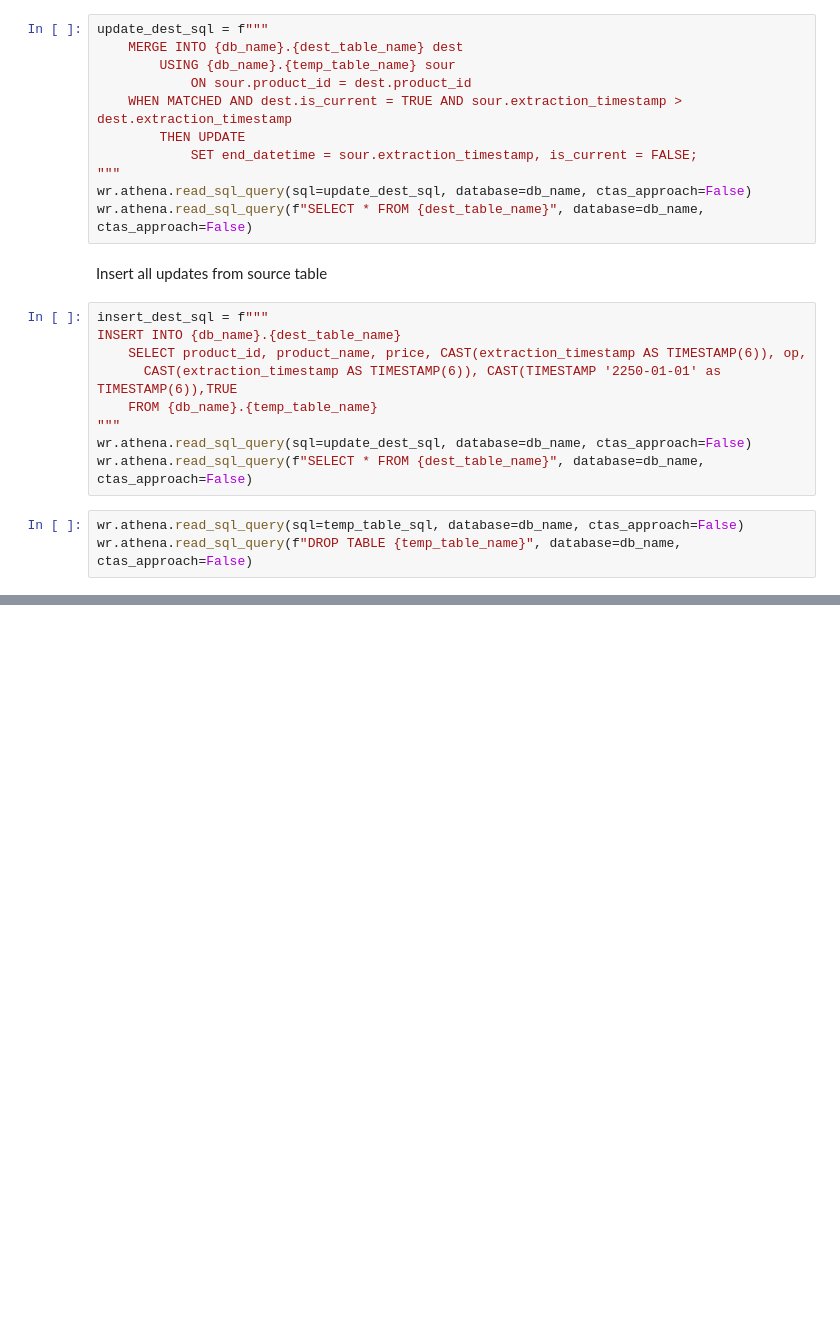
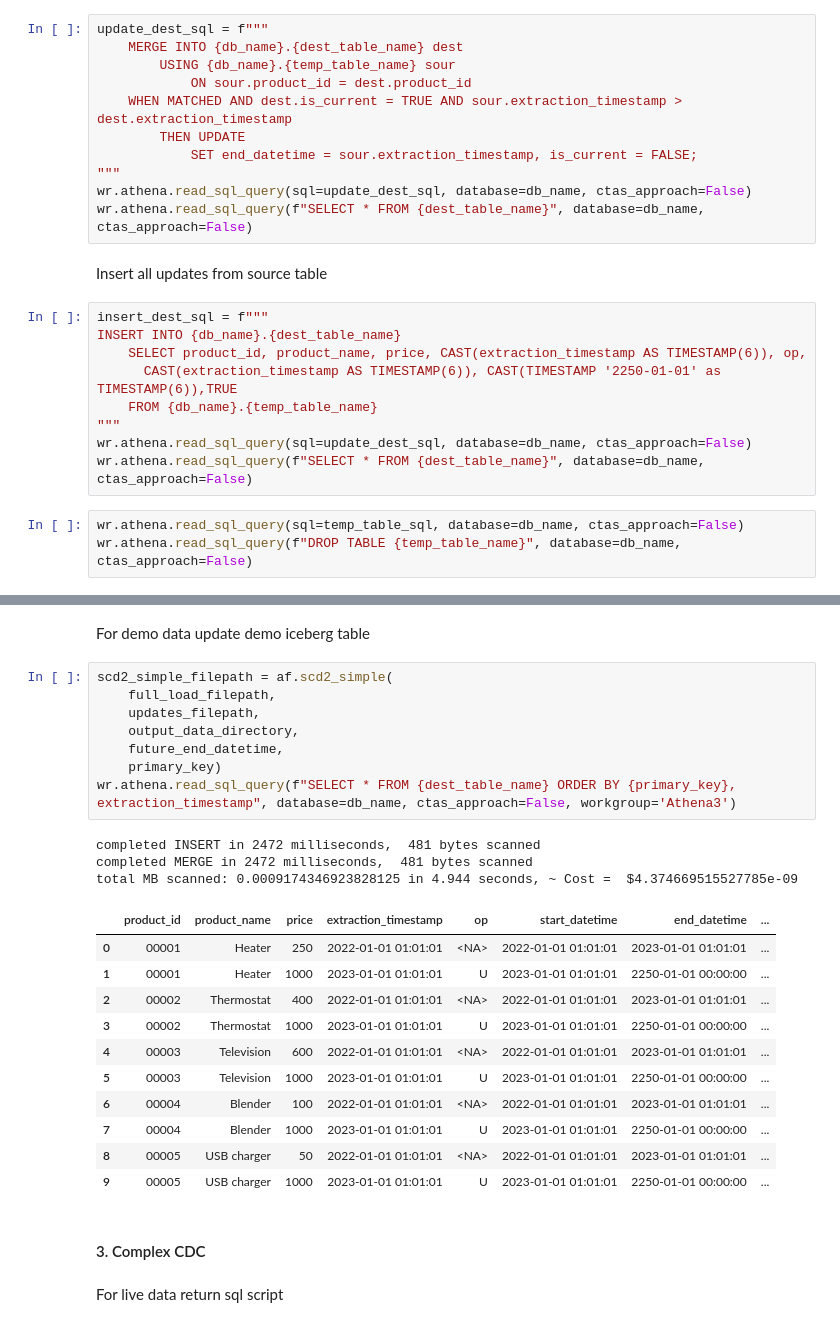
Before and after one commit to moj-analytical-services/iceberg-evaluation, a Jupyter notebook: hudi_vs_iceberg/athena_iceberg/ai_de_use_cases.ipynb, the cells around one changed output, grey strips where cells are left out. Drawn from its saved outputs; the diff is of its cells as text; blank space fills up the shorter version.

```diff
--- a/hudi_vs_iceberg/athena_iceberg/ai_de_use_cases.ipynb
+++ b/hudi_vs_iceberg/athena_iceberg/ai_de_use_cases.ipynb
@@ -148,0 +367,29 @@ wr.athena.read_sql_query(f"DROP TABLE {temp_table_name}", database=db_name, ctas
+# %% [markdown]
+For demo data update demo iceberg table
+# %%
+scd2_simple_filepath = af.scd2_simple(
+    full_load_filepath,
+    updates_filepath,
+    output_data_directory,
+    future_end_datetime,
+    primary_key)
+wr.athena.read_sql_query(f"SELECT * FROM {dest_table_name} ORDER BY {primary_key}, extraction_timestamp", database=db_name, ctas_approach=False, workgroup='Athena3')
+# %% [output]
+completed INSERT in 2472 milliseconds,  481 bytes scanned
+completed MERGE in 2472 milliseconds,  481 bytes scanned
+total MB scanned: 0.0009174346923828125 in 4.944 seconds, ~ Cost =  $4.374669515527785e-09
+|  | product_id | product_name | price | extraction_timestamp | op | start_datetime | end_datetime | ... |
+| 0 | 00001 | Heater | 250 | 2022-01-01 01:01:01 | <NA> | 2022-01-01 01:01:01 | 2023-01-01 01:01:01 | ... |
+| 1 | 00001 | Heater | 1000 | 2023-01-01 01:01:01 | U | 2023-01-01 01:01:01 | 2250-01-01 00:00:00 | ... |
+| 2 | 00002 | Thermostat | 400 | 2022-01-01 01:01:01 | <NA> | 2022-01-01 01:01:01 | 2023-01-01 01:01:01 | ... |
+| 3 | 00002 | Thermostat | 1000 | 2023-01-01 01:01:01 | U | 2023-01-01 01:01:01 | 2250-01-01 00:00:00 | ... |
+| 4 | 00003 | Television | 600 | 2022-01-01 01:01:01 | <NA> | 2022-01-01 01:01:01 | 2023-01-01 01:01:01 | ... |
+| 5 | 00003 | Television | 1000 | 2023-01-01 01:01:01 | U | 2023-01-01 01:01:01 | 2250-01-01 00:00:00 | ... |
+| 6 | 00004 | Blender | 100 | 2022-01-01 01:01:01 | <NA> | 2022-01-01 01:01:01 | 2023-01-01 01:01:01 | ... |
+| 7 | 00004 | Blender | 1000 | 2023-01-01 01:01:01 | U | 2023-01-01 01:01:01 | 2250-01-01 00:00:00 | ... |
+| 8 | 00005 | USB charger | 50 | 2022-01-01 01:01:01 | <NA> | 2022-01-01 01:01:01 | 2023-01-01 01:01:01 | ... |
+| 9 | 00005 | USB charger | 1000 | 2023-01-01 01:01:01 | U | 2023-01-01 01:01:01 | 2250-01-01 00:00:00 | ... |
+# %% [markdown]
+#### 3. Complex CDC
+# %% [markdown]
+For live data return sql script
```
Also changed, not shown: parts of 30 cells of this notebook, 1 other file.
